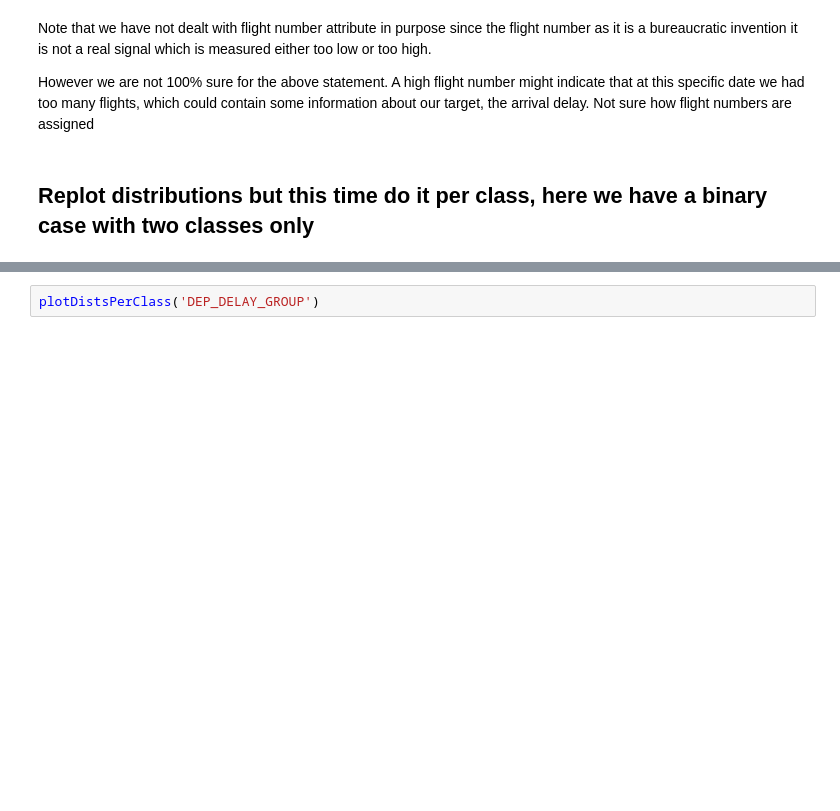
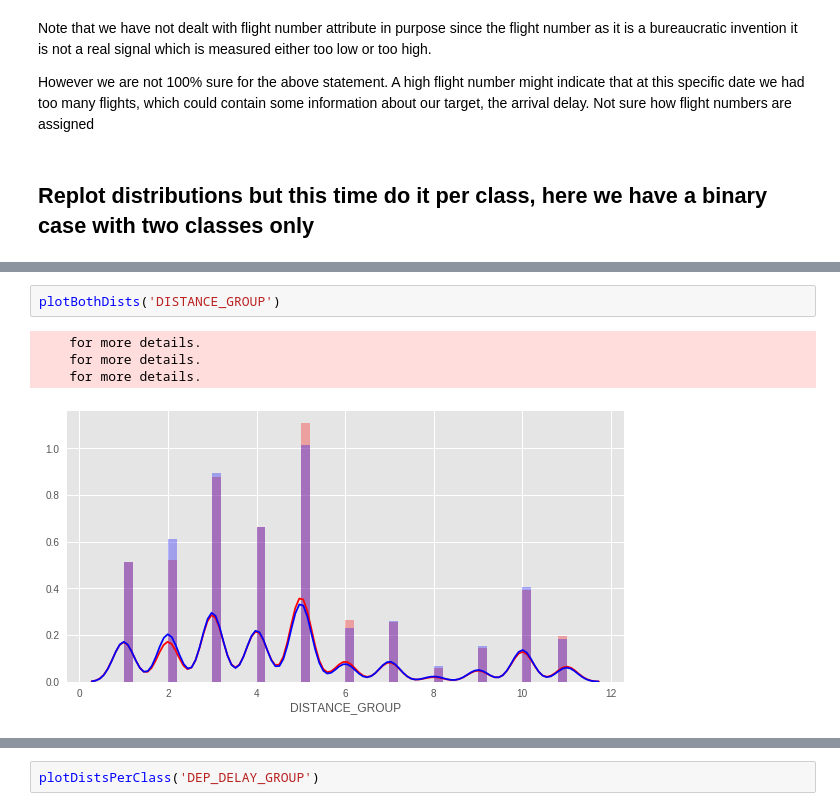
Before and after one commit to pligor/dme, a Jupyter notebook: george/04_feature_distributions_and_outliers.ipynb, the cells around one changed output, grey strips where cells are left out. Drawn from its saved outputs; the diff is of its cells as text; blank space fills up the shorter version.

```diff
--- a/george/04_feature_distributions_and_outliers.ipynb
+++ b/george/04_feature_distributions_and_outliers.ipynb
@@ -425,3 +449,10 @@ plotDistsPerClass('DISTANCE_GROUP')
+# %%
+plotBothDists('DISTANCE_GROUP')
+# %% [output]
+    for more details.
+    for more details.
+    for more details.
+[figure, added]
 # %%
 plotDistsPerClass('DISTANCE')
 # %% [output]
```
Also changed, not shown: parts of 10 cells of this notebook, 5 other files.
